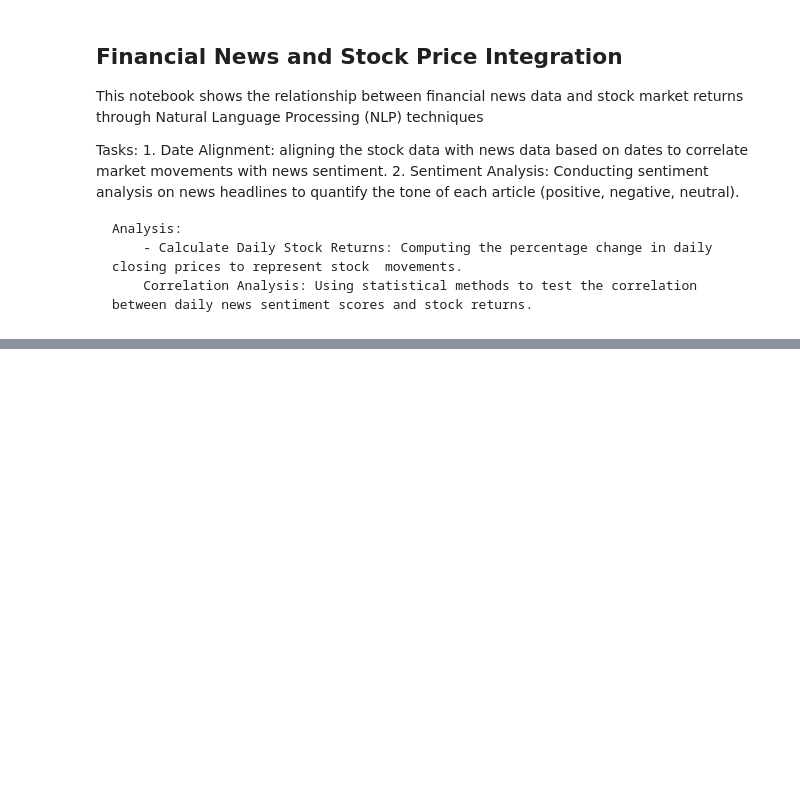
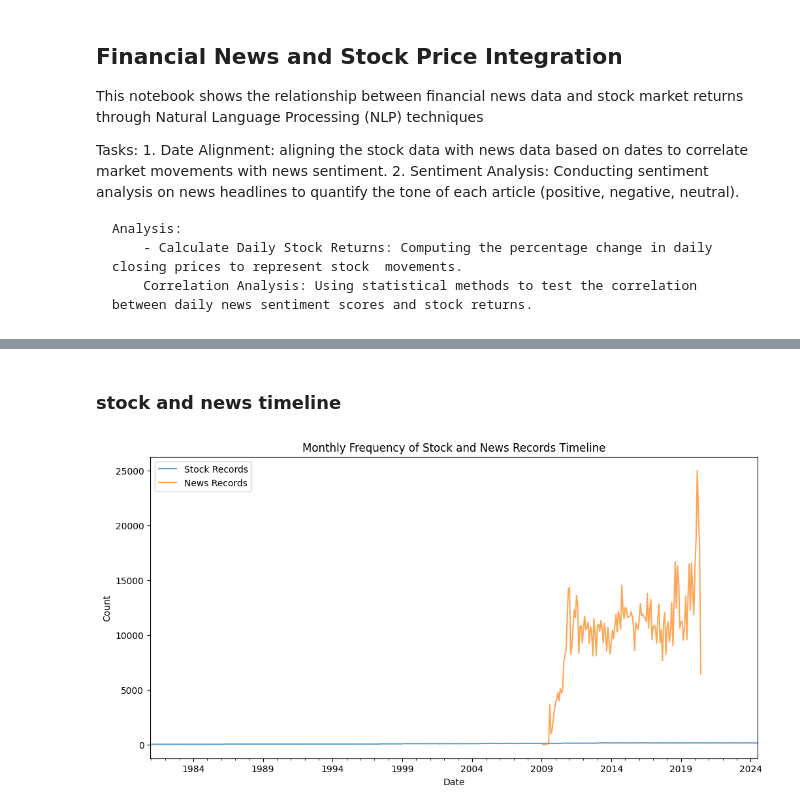
Before and after one commit to Gemechu90/Financial-News-Stock-Analysis, a Jupyter notebook: notebooks/correlation_analysis_notebooks.ipynb, the cells around one changed output, grey strips where cells are left out. Drawn from its saved outputs; the diff is of its cells as text; code cells hidden in the pictures; blank space fills up the shorter version.

```diff
--- a/notebooks/correlation_analysis_notebooks.ipynb
+++ b/notebooks/correlation_analysis_notebooks.ipynb
@@ -20,0 +19,6 @@ ModuleNotFoundError: No module named 'scripts.sentiment_correlation_analysis'
+# %%
+# Load and stock and news data
+data_directory = "../data/yfinance_data/"
+stock_data = merge_stocks(data_directory)
+
+news_data=pd.read_csv('../data/raw_analyst_ratings.csv')
@@ -20,0 +114,21 @@ ModuleNotFoundError: No module named 'scripts.sentiment_correlation_analysis'
+# %% [markdown]
+### stock and news timeline
+# %%
+# Ensure date columns are in datetime format Calculate daily returns
+#stock_data['Date'] = pd.to_datetime(stock_data['Date']).dt.date
+news_data['date'] = pd.to_datetime(news_data['date'], utc=True, format='mixed')
+# %%
+#  monthly frequency of the number of records
+stock = stock_data.resample('ME', on='Date').size()
+news = news_data.resample('ME', on='date').size()
+
+plt.figure(figsize=(12, 6))
+stock.plot(label='Stock Records', alpha=0.7)
+news.plot(label='News Records', alpha=0.7)
+plt.title('Monthly Frequency of Stock and News Records Timeline')
+plt.xlabel('Date')
+plt.ylabel('Count')
+plt.legend()
+plt.show()
+# %% [output]
+[figure, added]
```
Also changed, not shown: parts of 10 cells of this notebook.
